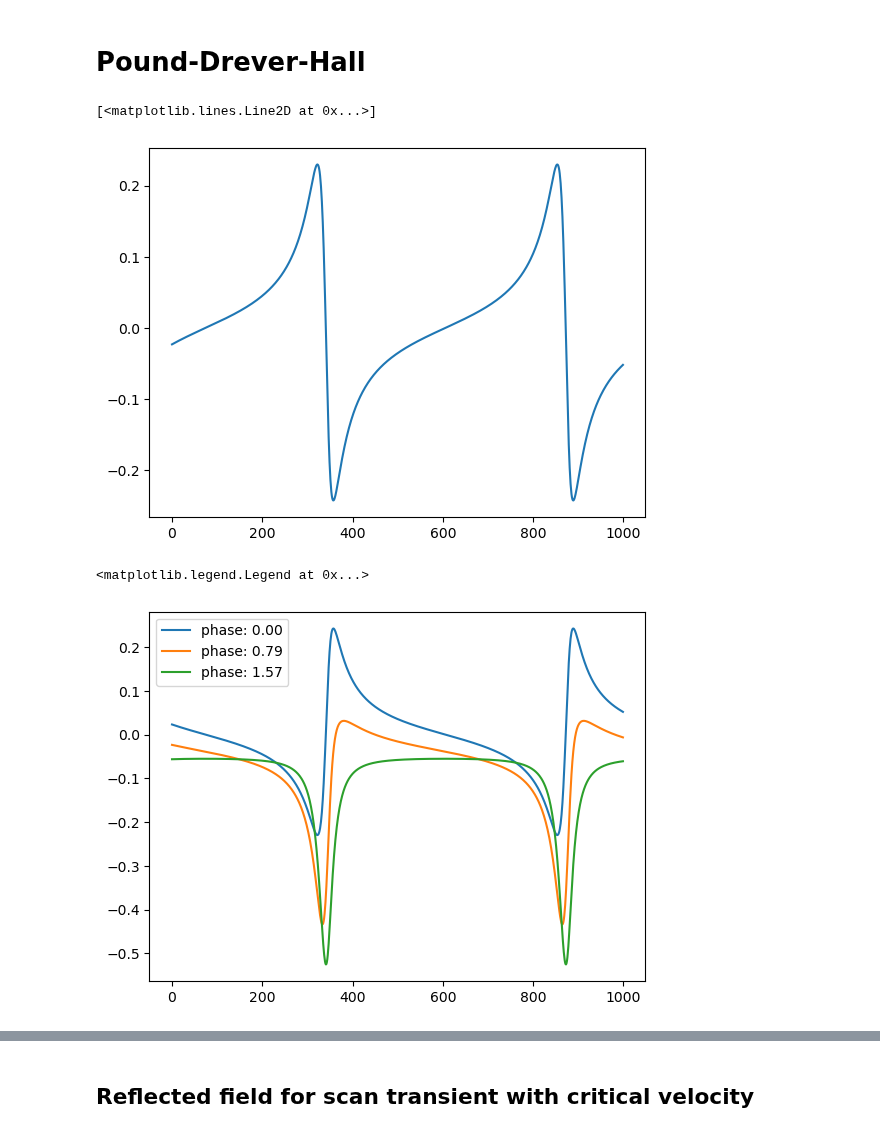
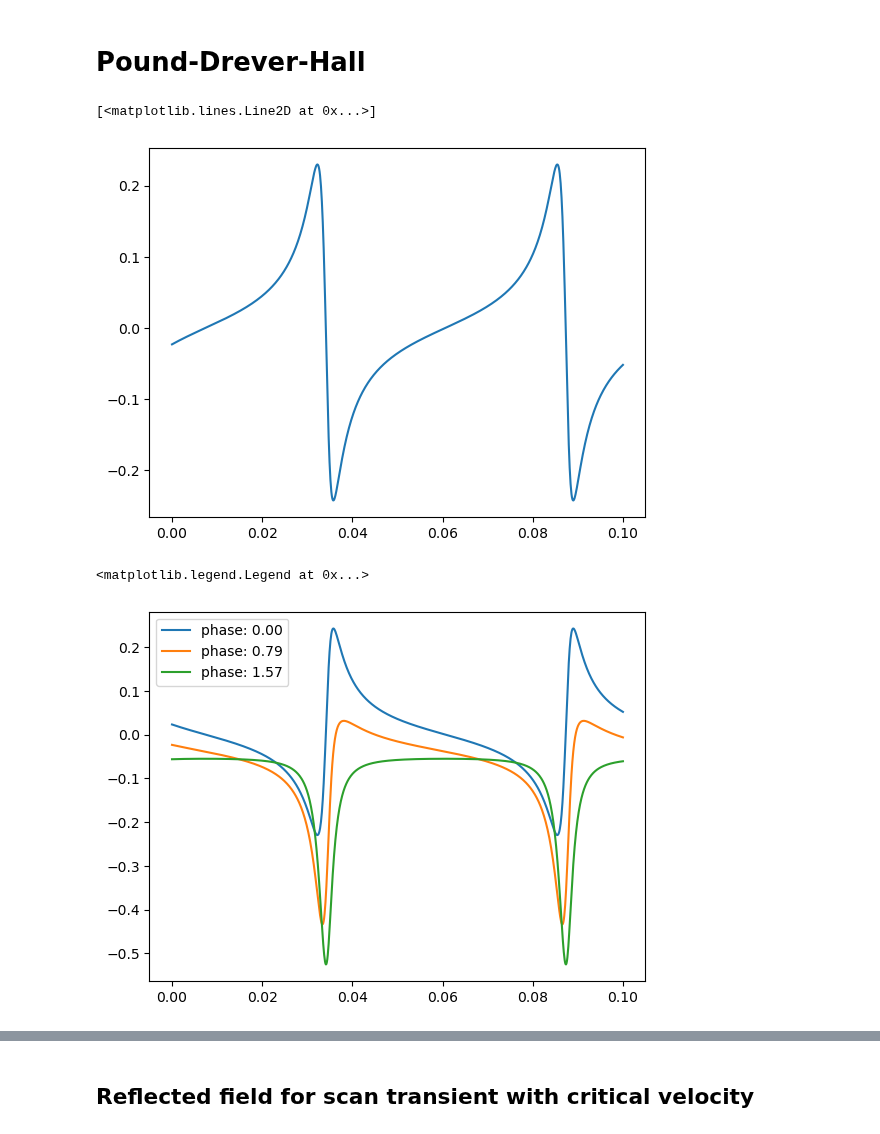
Before and after one commit to matib12/oreonspy, a Jupyter notebook: nb/FP cavity dynamics.ipynb, the cells around one changed output, grey strips where cells are left out. Saved outputs shown, nothing was run; the diff lists cells and outputs as text; code cells hidden in the pictures.

```diff
--- a/nb/FP cavity dynamics.ipynb
+++ b/nb/FP cavity dynamics.ipynb
@@ -315,22 +315,22 @@ plt.plot(-res_scan[2].imag)
 # %% [markdown]
 # Pound-Drever-Hall
 # %%
-plt.plot(res.imag)
+plt.plot(tdata, res.imag)
 # %% [output]
 [<matplotlib.lines.Line2D at 0x...>]
-[figure, old version]
+[figure, new version]
 # %%
 gamma = np.pi/2
 def V_pdh(gamma):
     return -(np.exp(gamma*1.j) * np.conjugate(ein) * res).imag #Eq 2.83
 
 for i in np.linspace(0., np.pi/2, 3):
-    plt.plot(V_pdh(i), label="phase: {0:.2f}".format(i))
+    plt.plot(tdata, V_pdh(i), label="phase: {0:.2f}".format(i))
 
 plt.legend()
 # %% [output]
 <matplotlib.legend.Legend at 0x...>
-[figure, old version]
+[figure, new version]
 # %%
 def E_ref(t, Edt):
     return np.exp(-2.j*k*x_a(t)) * ((r_a**2 + t_a**2)*E_in(t) - t_a * Edt) / r_a #Eq 1.48
```
Also changed, not shown: parts of 6 cells of this notebook.
